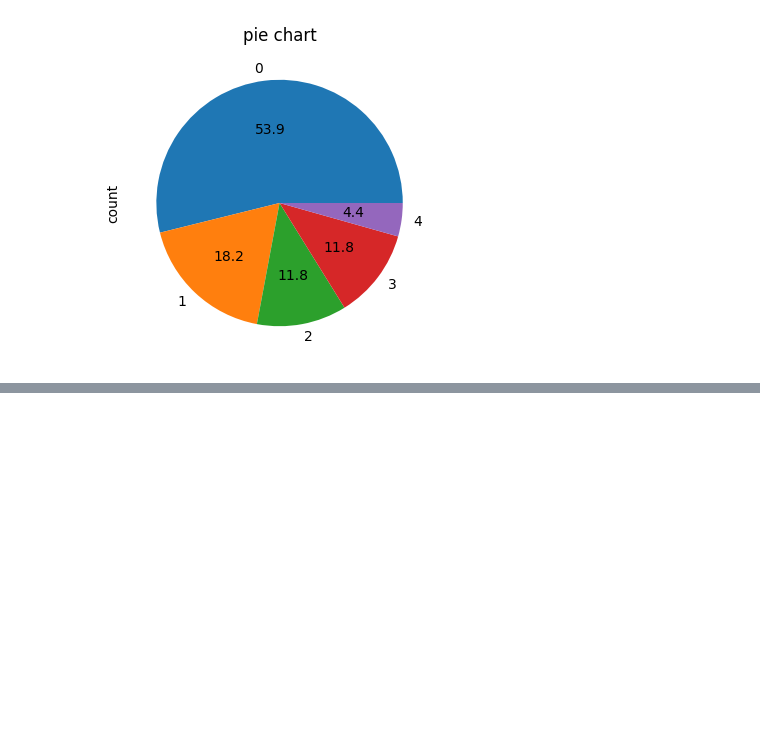
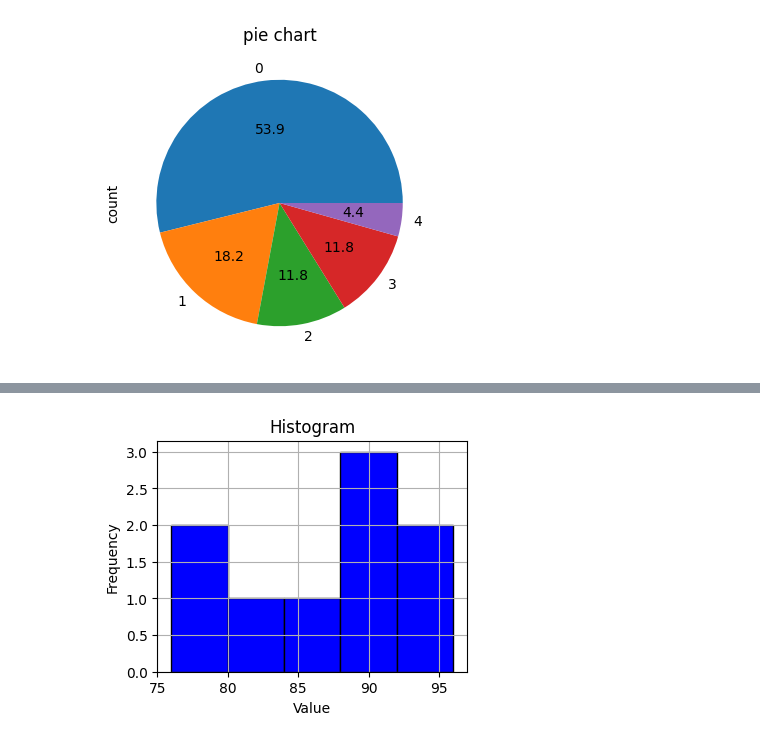
Before and after one commit to Nooralshyab/data-minning, a Jupyter notebook: lap2.ipynb, the cells around one changed output, grey strips where cells are left out. Drawn from its saved outputs; the diff is of its cells as text; code cells hidden in the pictures; blank space fills up the shorter version.

```diff
--- a/lap2.ipynb
+++ b/lap2.ipynb
@@ -92,0 +225,12 @@ plt.show()
+# %%
+#Histogram
+data = [85,90,78,92,88,76,96,89,81]
+plt.figure(figsize=(4,3))
+plt.hist(data,bins=5,color='blue',edgecolor='black')
+plt.title("Histogram")
+plt.xlabel("Value")
+plt.ylabel("Frequency")
+plt.grid(True)
+plt.show()
+# %% [output]
+[figure, added]
```
Also changed, not shown: parts of 26 cells of this notebook.
